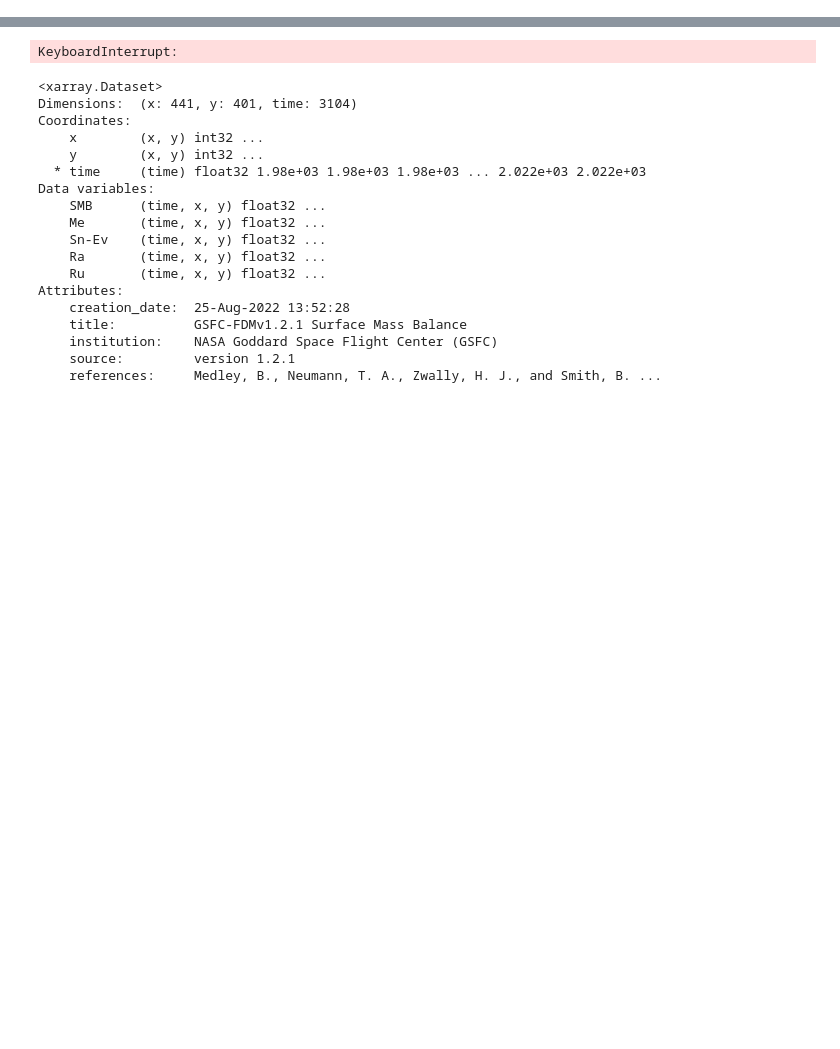
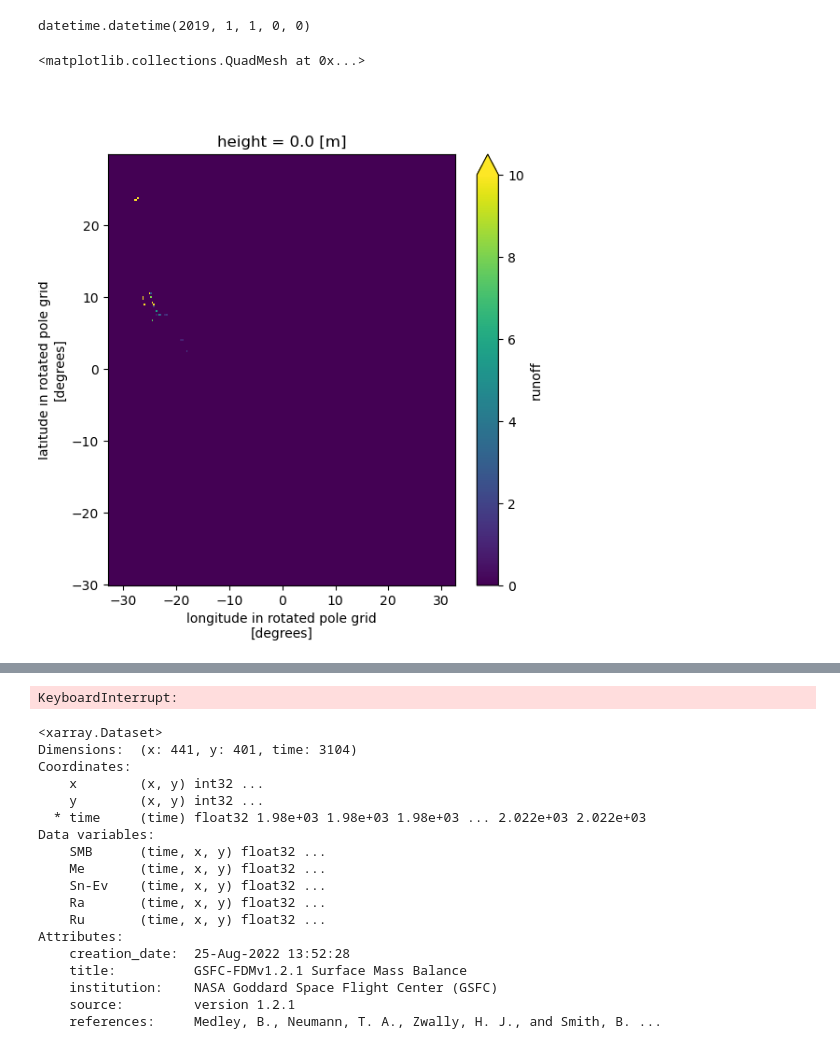
Before and after one commit to fliphilipp/icelakes-methods, a Jupyter notebook: fdm_test.ipynb, the cells around one changed output, grey strips where cells are left out. Cells and saved outputs as stored; diff of their text form; code cells hidden in the pictures; blank space fills up the shorter version.

```diff
--- a/fdm_test.ipynb
+++ b/fdm_test.ipynb
@@ -73,0 +130,15 @@ cw.boundary.plot(ax=ax, color='k', lw=2)
+# %%
+from datetime import datetime
+datetime(2019, 1, 1)
+# %% [output]
+datetime.datetime(2019, 1, 1, 0, 0)
+# %%
+ds = xr.open_dataset('data/racmo/runoff_monthlyS_ANT27_ERA5-3H_RACMO2.3p2_197901_202212.nc')
+year = 2018.5
+ru = ds.sel(time=slice(datetime(2000, 7, 1), datetime(2020, 7, 1))).runoff
+ruyr = ru.mean(dim="time", skipna=True)
+fig, ax = plt.subplots(figsize=[6,6])
+ruyr.plot(ax=ax, vmin=0, vmax=10)
+# %% [output]
+<matplotlib.collections.QuadMesh at 0x...>
+[figure, added]
```
Also changed, not shown: parts of 10 cells of this notebook, 16 other files.
